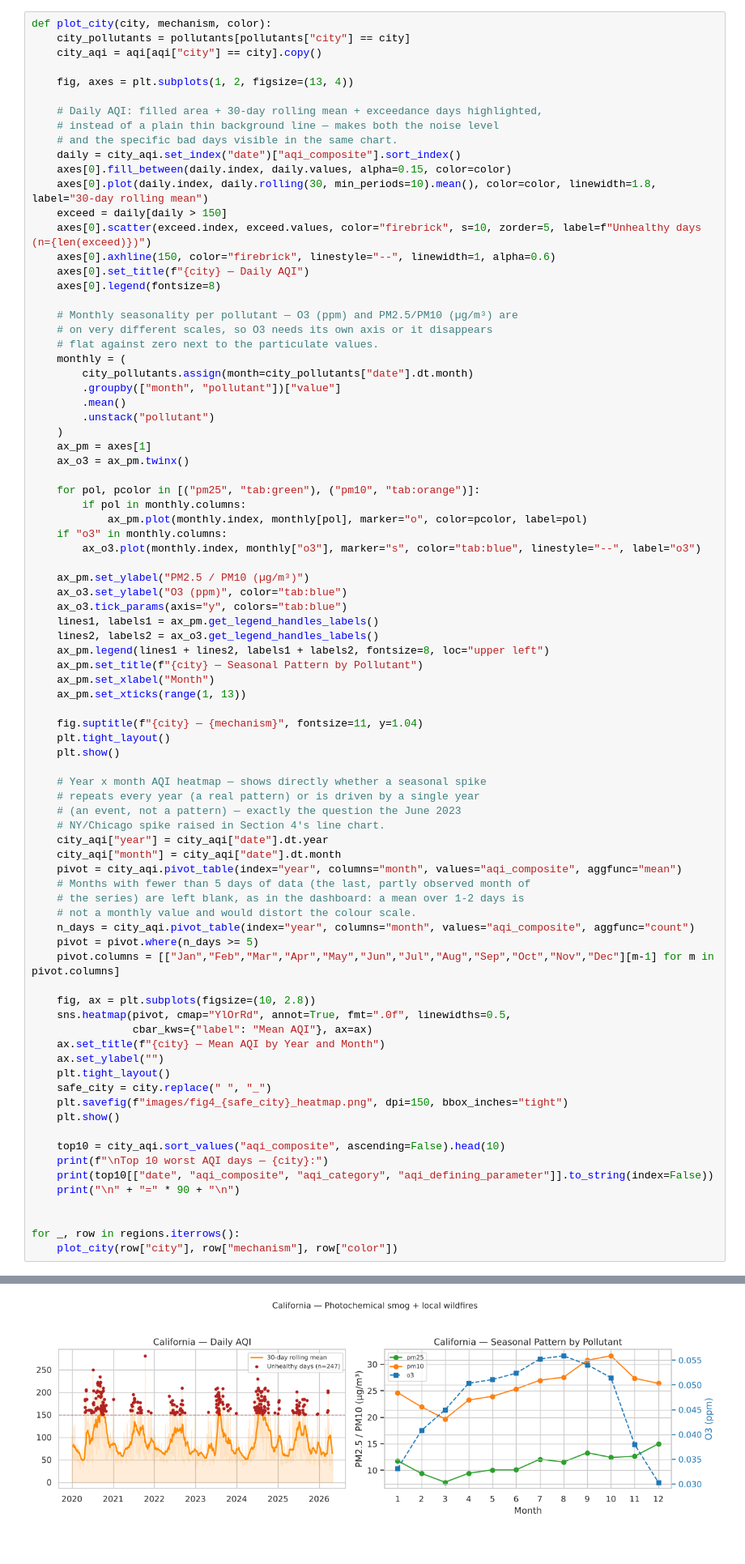
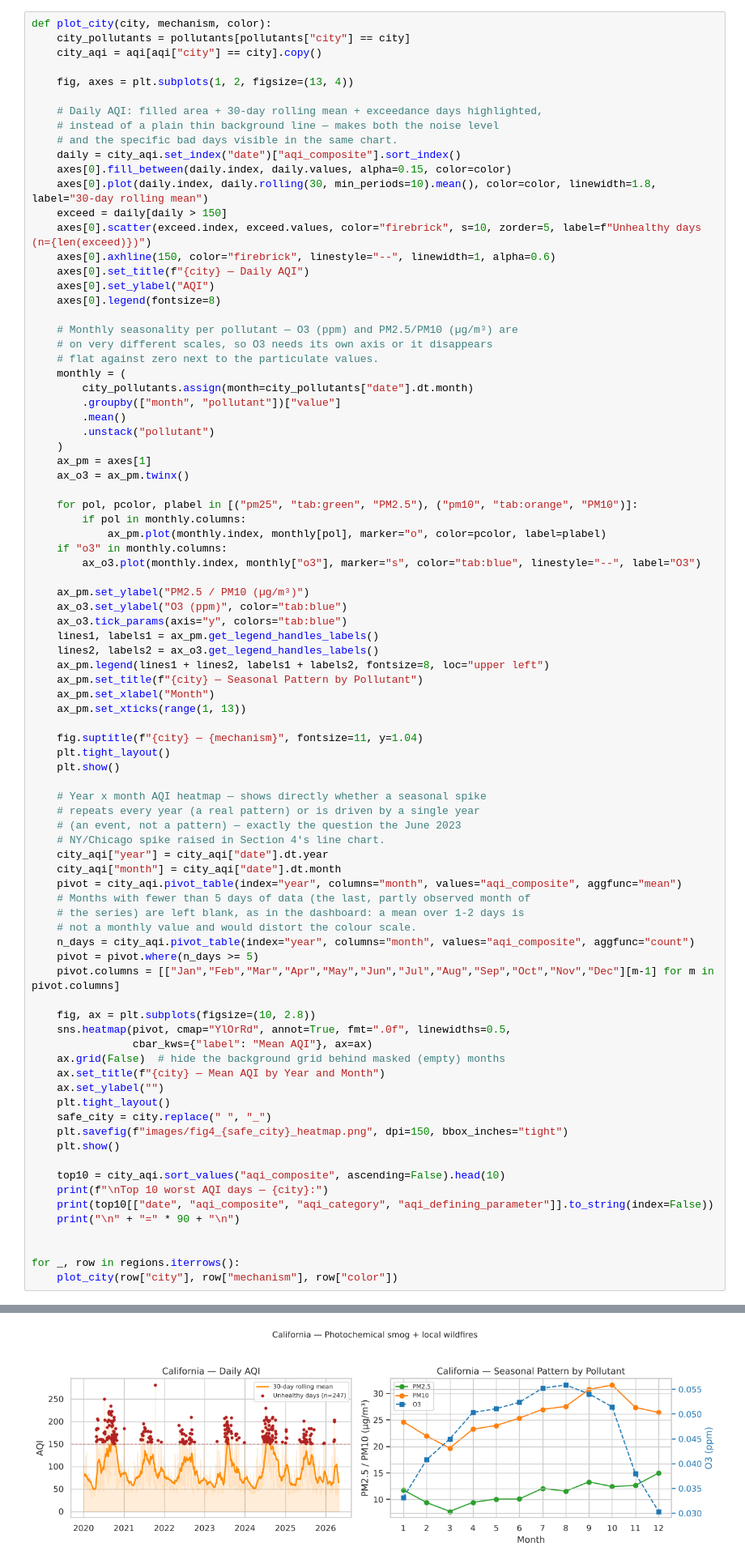
Before and after one commit to AlonsoSheila/air-quality-usa, a Jupyter notebook: air_quality_usa.ipynb, the cells around one changed output, grey strips where cells are left out. Shown at 81% size. Cells and saved outputs as stored; diff of their text form.

```diff
--- a/air_quality_usa.ipynb
+++ b/air_quality_usa.ipynb
@@ -255,6 +255,7 @@ def plot_city(city, mechanism, color):
     axes[0].scatter(exceed.index, exceed.values, color="firebrick", s=10, zorder=5, label=f"Unhealthy days (n={len(exceed)})")
     axes[0].axhline(150, color="firebrick", linestyle="--", linewidth=1, alpha=0.6)
     axes[0].set_title(f"{city} — Daily AQI")
+    axes[0].set_ylabel("AQI")
     axes[0].legend(fontsize=8)
 
     # Monthly seasonality per pollutant — O3 (ppm) and PM2.5/PM10 (µg/m³) are
@@ -269,11 +270,11 @@ def plot_city(city, mechanism, color):
     ax_pm = axes[1]
     ax_o3 = ax_pm.twinx()
 
-    for pol, pcolor in [("pm25", "tab:green"), ("pm10", "tab:orange")]:
+    for pol, pcolor, plabel in [("pm25", "tab:green", "PM2.5"), ("pm10", "tab:orange", "PM10")]:
         if pol in monthly.columns:
-            ax_pm.plot(monthly.index, monthly[pol], marker="o", color=pcolor, label=pol)
+            ax_pm.plot(monthly.index, monthly[pol], marker="o", color=pcolor, label=plabel)
     if "o3" in monthly.columns:
-        ax_o3.plot(monthly.index, monthly["o3"], marker="s", color="tab:blue", linestyle="--", label="o3")
+        ax_o3.plot(monthly.index, monthly["o3"], marker="s", color="tab:blue", linestyle="--", label="O3")
 
     ax_pm.set_ylabel("PM2.5 / PM10 (µg/m³)")
     ax_o3.set_ylabel("O3 (ppm)", color="tab:blue")
@@ -306,6 +307,7 @@ def plot_city(city, mechanism, color):
     fig, ax = plt.subplots(figsize=(10, 2.8))
     sns.heatmap(pivot, cmap="YlOrRd", annot=True, fmt=".0f", linewidths=0.5,
                 cbar_kws={"label": "Mean AQI"}, ax=ax)
+    ax.grid(False)  # hide the background grid behind masked (empty) months
     ax.set_title(f"{city} — Mean AQI by Year and Month")
     ax.set_ylabel("")
     plt.tight_layout()
@@ -326,19 +328,19 @@ for _, row in regions.iterrows():
 [figure]
 Top 10 worst AQI days — New York:
       date  aqi_composite   aqi_category aqi_defining_parameter
 2023-06-07            278 Very Unhealthy                  PM2.5
 2023-06-08            191      Unhealthy                  PM2.5
 2023-06-06            183      Unhealthy                  PM2.5
 2023-06-30            172      Unhealthy                  Ozone
 2023-06-02            166      Unhealthy                  Ozone
 2023-07-04            165      Unhealthy                  PM2.5
 2022-07-14            161      Unhealthy                  Ozone
 2025-06-24            161      Unhealthy                  Ozone
 2021-07-20            156      Unhealthy                  PM2.5
 2024-06-21            156      Unhealthy                  Ozone
 
 ==========================================================================================
-[figure, old version]
+[figure, new version]
 [figure]
 Top 10 worst AQI days — California:
       date  aqi_composite   aqi_category aqi_defining_parameter
```
Also changed, not shown: parts of 10 cells of this notebook, 14 other files.
